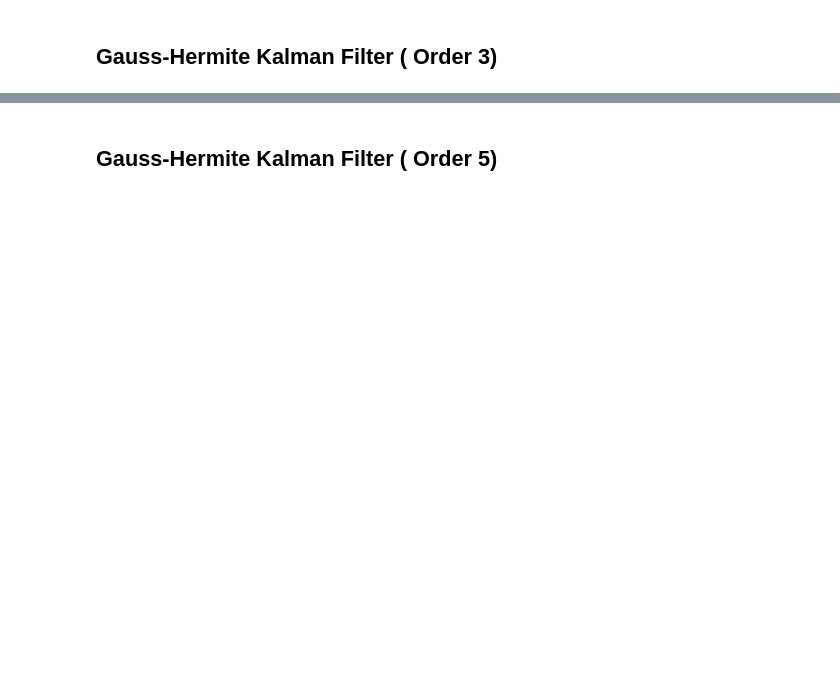
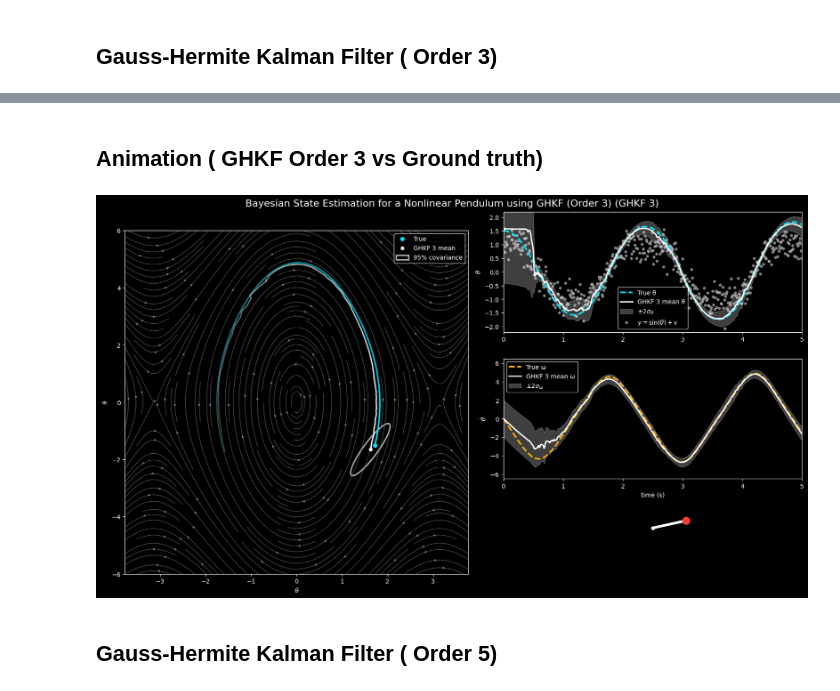
Before and after one commit to SaiSampathKedari/Bayesian-Filtering-and-Smoothing, a Jupyter notebook: notebooks/ch02_filtering/03_gauss_hermite_kalman_filter.ipynb, the cells around one changed output, grey strips where cells are left out. Drawn from its saved outputs; the diff is of its cells as text; code cells hidden in the pictures; blank space fills up the shorter version.

Commit message:
GHKF animations

```diff
--- a/notebooks/ch02_filtering/03_gauss_hermite_kalman_filter.ipynb
+++ b/notebooks/ch02_filtering/03_gauss_hermite_kalman_filter.ipynb
@@ -102,3 +102,19 @@ plot_data_and_truth(
+# %% [markdown]
+## Animation ( GHKF Order 3 vs Ground truth)
+# %%
+save_path = os.path.join( ROOT, "images/bayesian_filtering/pendulum_true_vs_ghkf3.gif" )
+animate_truth_vs_filter(
+    truth=truth,
+    measurements=measurements,
+    kf_history=kf_history,
+    make_phase_portrait_fn=make_pendulum_phase_portrait,
+    save_path=save_path,
+    slow_factor=4.0,
+    filter_name = "GHKF 3",
+    title = "Bayesian State Estimation for a Nonlinear Pendulum using GHKF (Order 3)"
+)
+# %% [output]
+[figure, added]
 # %% [markdown]
 ## Gauss-Hermite Kalman Filter ( Order 5)
 # %%
```
Also changed, not shown: parts of 4 cells of this notebook, 2 other files.
